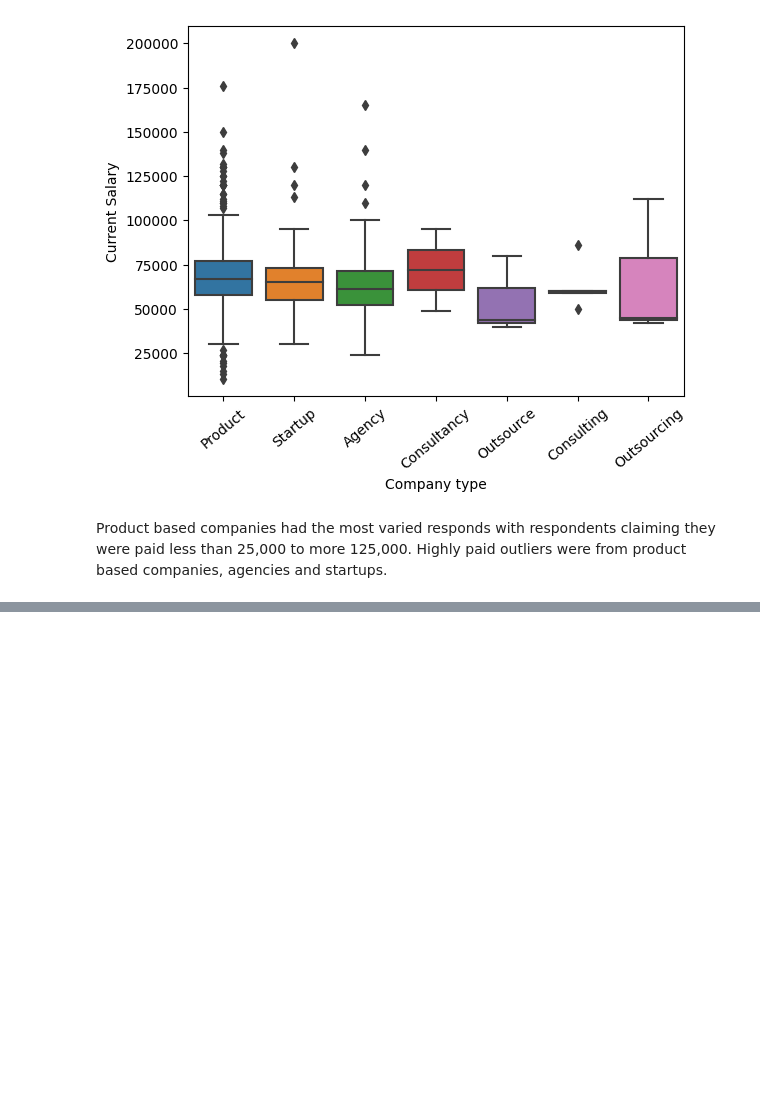
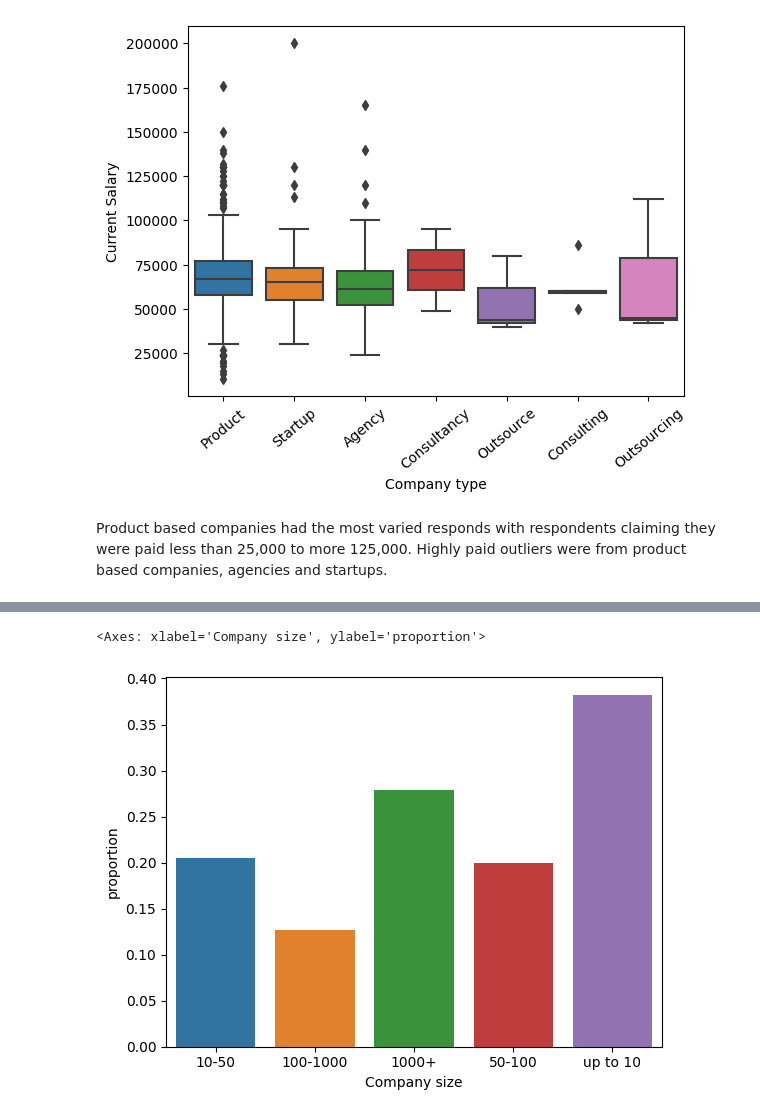
Before and after one commit to NajibAdan/DSEA_Hackathon, a Jupyter notebook: task_3/2018_eda.ipynb, the cells around one changed output, grey strips where cells are left out. Drawn from its saved outputs; the diff is of its cells as text; code cells hidden in the pictures; blank space fills up the shorter version.

```diff
--- a/task_3/2018_eda.ipynb
+++ b/task_3/2018_eda.ipynb
@@ -383,0 +419,8 @@ Product based companies had the most varied responds with respondents claiming t
+# %%
+get_stock_options = df[df['Are you getting any Stock Options?'] == 'Yes']
+stock_props = get_stock_options['Company size'].value_counts() / df['Company size'].value_counts()
+stock_props = stock_props.reset_index(name='proportion')
+sns.barplot(x='Company size', y='proportion',data=stock_props)
+# %% [output]
+<Axes: xlabel='Company size', ylabel='proportion'>
+[figure, added]
```
Also changed, not shown: parts of 12 cells of this notebook, 1 other file.
